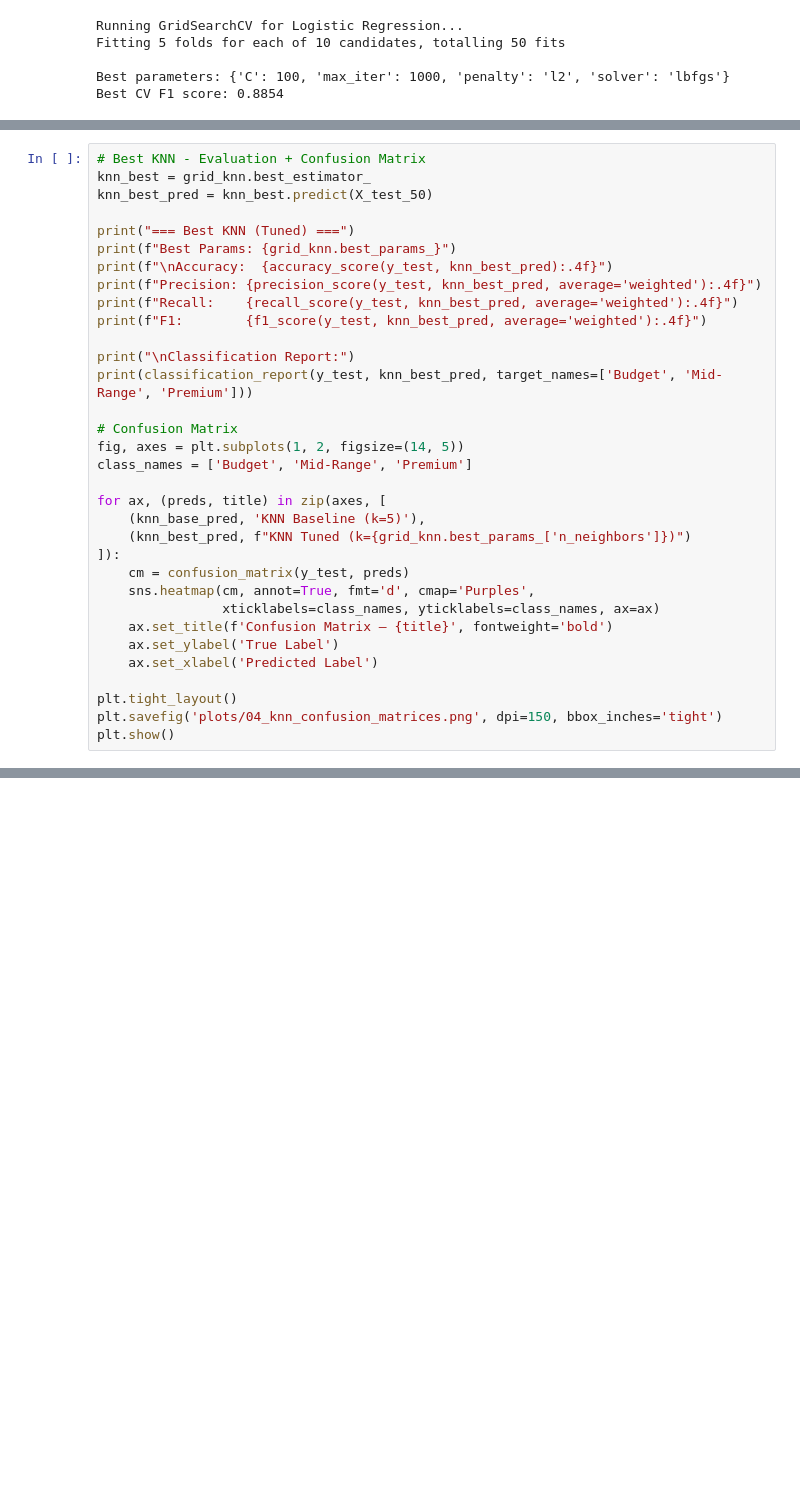
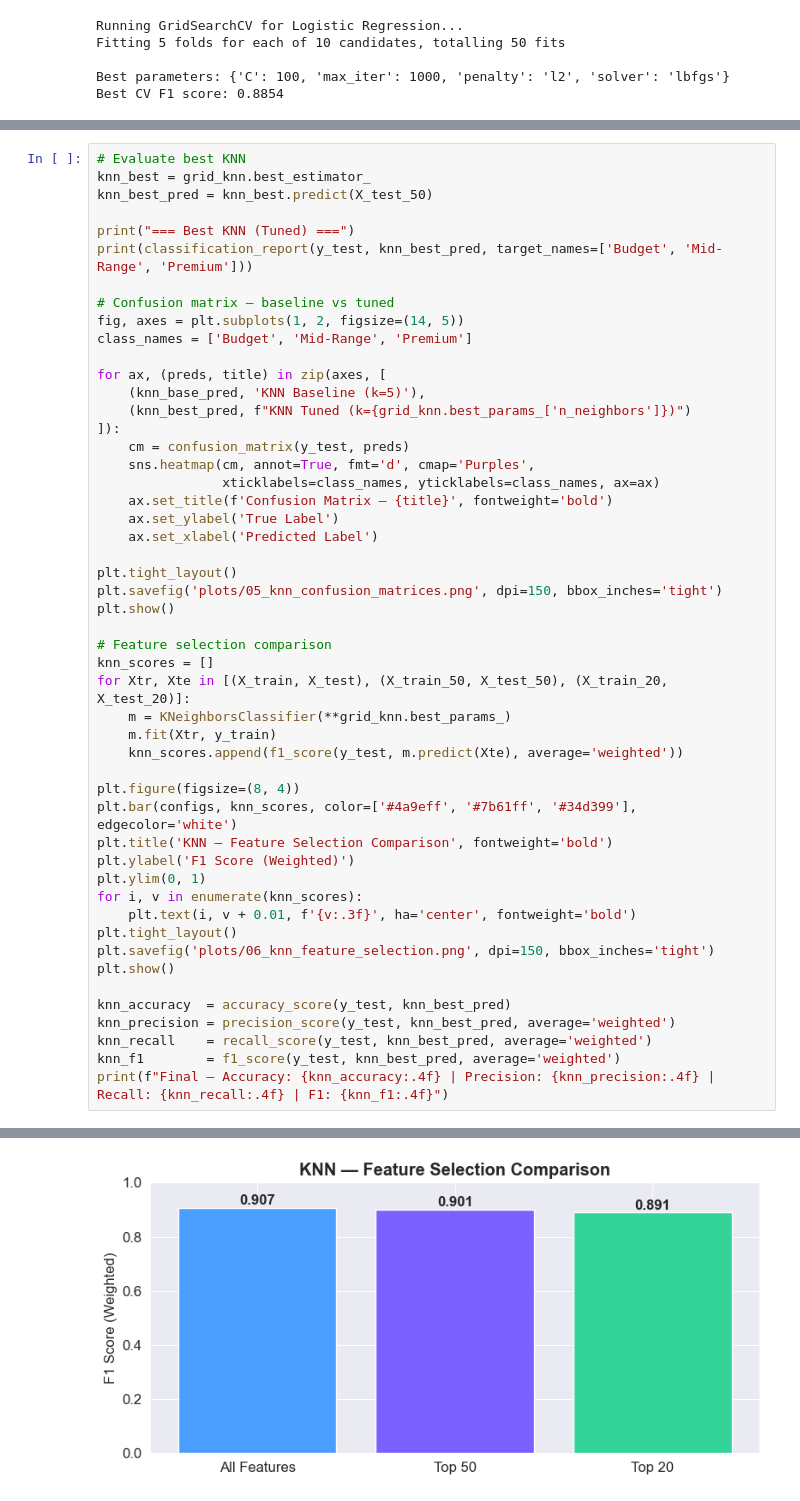
Before and after one commit to ErinaTernava/AutoValue, a Jupyter notebook: notebooks/classifications.ipynb, the cells around one changed output, grey strips where cells are left out. Saved outputs shown, nothing was run; the diff lists cells and outputs as text; blank space fills up the shorter version.

Commit message:
fixing classifications

```diff
--- a/notebooks/classifications.ipynb
+++ b/notebooks/classifications.ipynb
@@ -343,21 +358,14 @@ Fitting 5 folds for each of 24 candidates, totalling 120 fits
 Best parameters: {'metric': 'manhattan', 'n_neighbors': 7, 'weights': 'uniform'}
 Best CV F1 score: 0.8983
 # %%
-# Best KNN - Evaluation + Confusion Matrix
+# Evaluate best KNN
 knn_best = grid_knn.best_estimator_
 knn_best_pred = knn_best.predict(X_test_50)
 
 print("=== Best KNN (Tuned) ===")
-print(f"Best Params: {grid_knn.best_params_}")
-print(f"\nAccuracy:  {accuracy_score(y_test, knn_best_pred):.4f}")
-print(f"Precision: {precision_score(y_test, knn_best_pred, average='weighted'):.4f}")
-print(f"Recall:    {recall_score(y_test, knn_best_pred, average='weighted'):.4f}")
-print(f"F1:        {f1_score(y_test, knn_best_pred, average='weighted'):.4f}")
-
-print("\nClassification Report:")
 print(classification_report(y_test, knn_best_pred, target_names=['Budget', 'Mid-Range', 'Premium']))
 
-# Confusion Matrix
+# Confusion matrix — baseline vs tuned
 fig, axes = plt.subplots(1, 2, figsize=(14, 5))
 class_names = ['Budget', 'Mid-Range', 'Premium']
 
@@ -373,7 +381,31 @@ for ax, (preds, title) in zip(axes, [
     ax.set_xlabel('Predicted Label')
 
 plt.tight_layout()
-plt.savefig('plots/04_knn_confusion_matrices.png', dpi=150, bbox_inches='tight')
+plt.savefig('plots/05_knn_confusion_matrices.png', dpi=150, bbox_inches='tight')
 plt.show()
+
+# Feature selection comparison
+knn_scores = []
+for Xtr, Xte in [(X_train, X_test), (X_train_50, X_test_50), (X_train_20, X_test_20)]:
+    m = KNeighborsClassifier(**grid_knn.best_params_)
+    m.fit(Xtr, y_train)
+    knn_scores.append(f1_score(y_test, m.predict(Xte), average='weighted'))
+
+plt.figure(figsize=(8, 4))
+plt.bar(configs, knn_scores, color=['#4a9eff', '#7b61ff', '#34d399'], edgecolor='white')
+plt.title('KNN — Feature Selection Comparison', fontweight='bold')
+plt.ylabel('F1 Score (Weighted)')
+plt.ylim(0, 1)
+for i, v in enumerate(knn_scores):
+    plt.text(i, v + 0.01, f'{v:.3f}', ha='center', fontweight='bold')
+plt.tight_layout()
+plt.savefig('plots/06_knn_feature_selection.png', dpi=150, bbox_inches='tight')
+plt.show()
+
+knn_accuracy  = accuracy_score(y_test, knn_best_pred)
+knn_precision = precision_score(y_test, knn_best_pred, average='weighted')
+knn_recall    = recall_score(y_test, knn_best_pred, average='weighted')
+knn_f1        = f1_score(y_test, knn_best_pred, average='weighted')
+print(f"Final — Accuracy: {knn_accuracy:.4f} | Precision: {knn_precision:.4f} | Recall: {knn_recall:.4f} | F1: {knn_f1:.4f}")
 # %% [output]
 === Best KNN (Tuned) ===
@@ -388,10 +412,11 @@ Classification Report:
               precision    recall  f1-score   support
 
       Budget       0.91      0.89      0.90      4996
    Mid-Range       0.89      0.91      0.90      9295
      Premium       0.91      0.90      0.91      4934
 
     accuracy                           0.90     19225
    macro avg       0.90      0.90      0.90     19225
 weighted avg       0.90      0.90      0.90     19225
 [figure]
+[figure, added]
```
Also changed, not shown: parts of 7 cells of this notebook, 8 other files.
